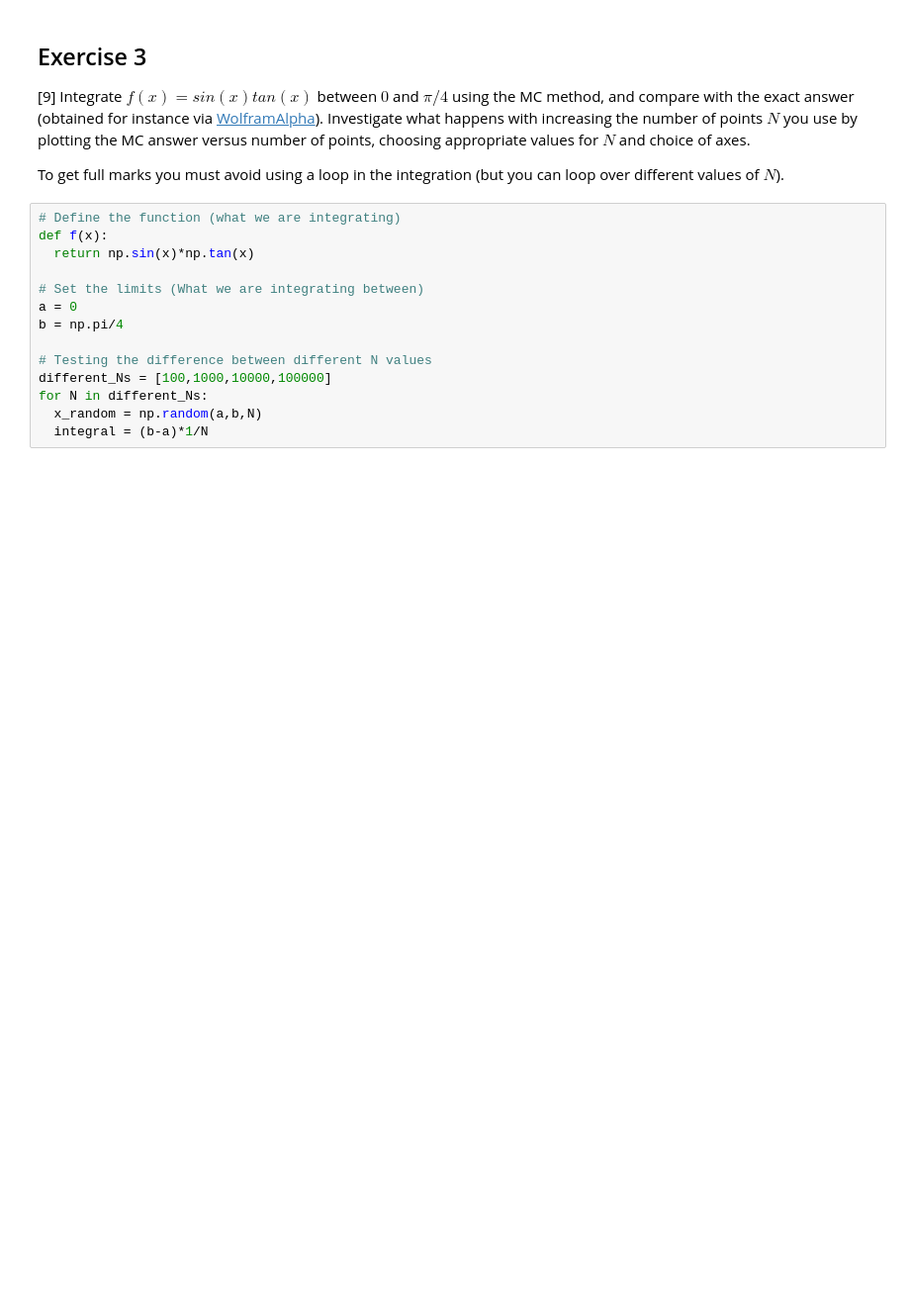
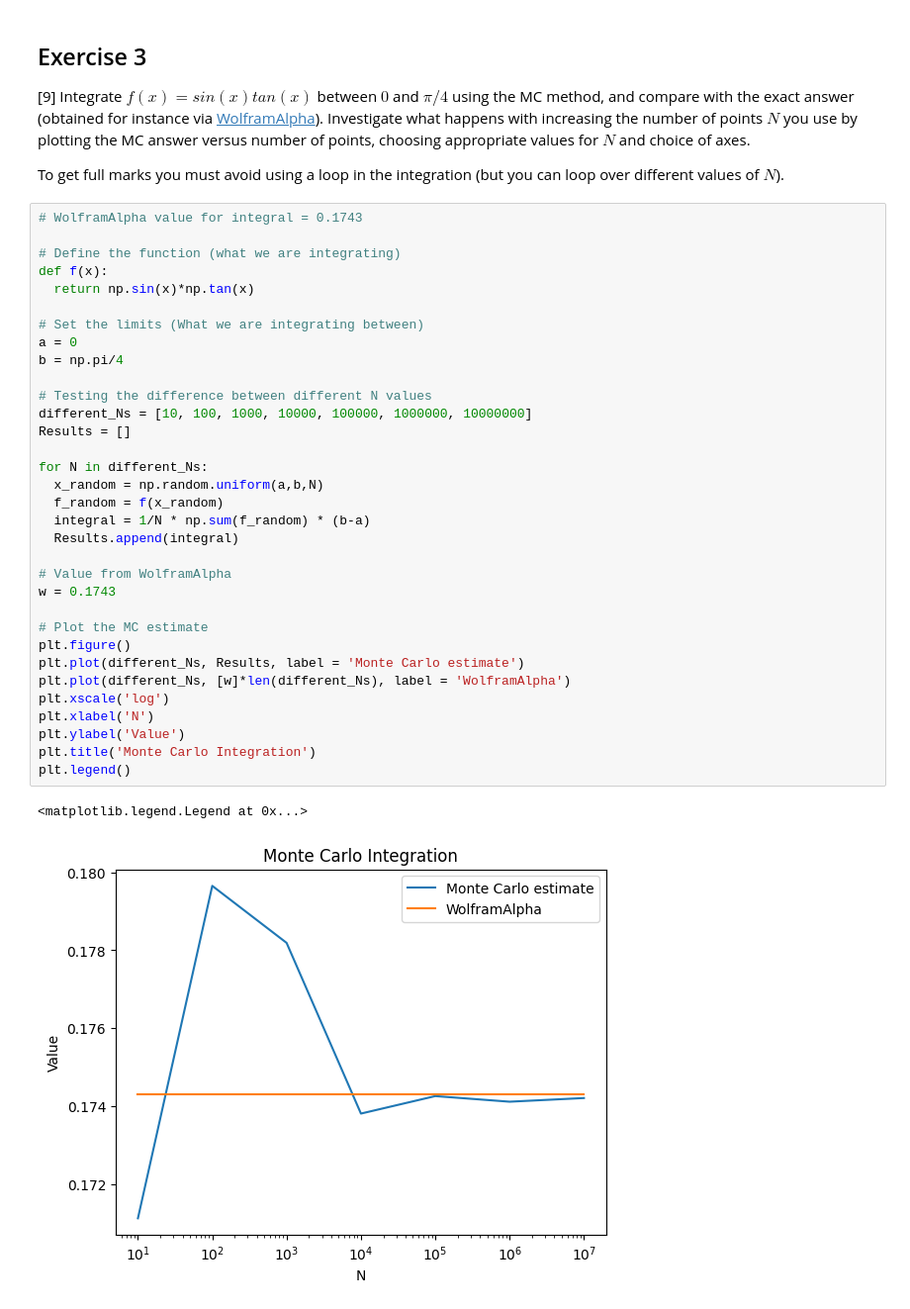
Before and after one commit to PX2145-2025/week-6-b-Whittle-Keenan, a Jupyter notebook: Monte_Carlo.ipynb, the cells around one changed output. Shown: that part at 99% size. Cells and saved outputs as stored; diff of their text form; blank space fills up the shorter version.

```diff
--- a/Monte_Carlo.ipynb
+++ b/Monte_Carlo.ipynb
@@ -257,16 +257,38 @@ Numpy speed:  0:00:00.000941
 
  To get full marks you must avoid using a loop in the integration (but you can loop over different values of $N$).
 # %%
+# WolframAlpha value for integral = 0.1743
+
 # Define the function (what we are integrating)
 def f(x):
   return np.sin(x)*np.tan(x)
 
 # Set the limits (What we are integrating between)
 a = 0
 b = np.pi/4
 
 # Testing the difference between different N values
-different_Ns = [100,1000,10000,100000]
+different_Ns = [10, 100, 1000, 10000, 100000, 1000000, 10000000]
+Results = []
+
 for N in different_Ns:
-  x_random = np.random(a,b,N)
-  integral = (b-a)*1/N
+  x_random = np.random.uniform(a,b,N)
+  f_random = f(x_random)
+  integral = 1/N * np.sum(f_random) * (b-a)
+  Results.append(integral)
+
+# Value from WolframAlpha
+w = 0.1743
+
+# Plot the MC estimate
+plt.figure()
+plt.plot(different_Ns, Results, label = 'Monte Carlo estimate')
+plt.plot(different_Ns, [w]*len(different_Ns), label = 'WolframAlpha')
+plt.xscale('log')
+plt.xlabel('N')
+plt.ylabel('Value')
+plt.title('Monte Carlo Integration')
+plt.legend()
+# %% [output]
+<matplotlib.legend.Legend at 0x...>
+[figure, added]
```
Also changed, not shown: parts of 1 cell of this notebook.
